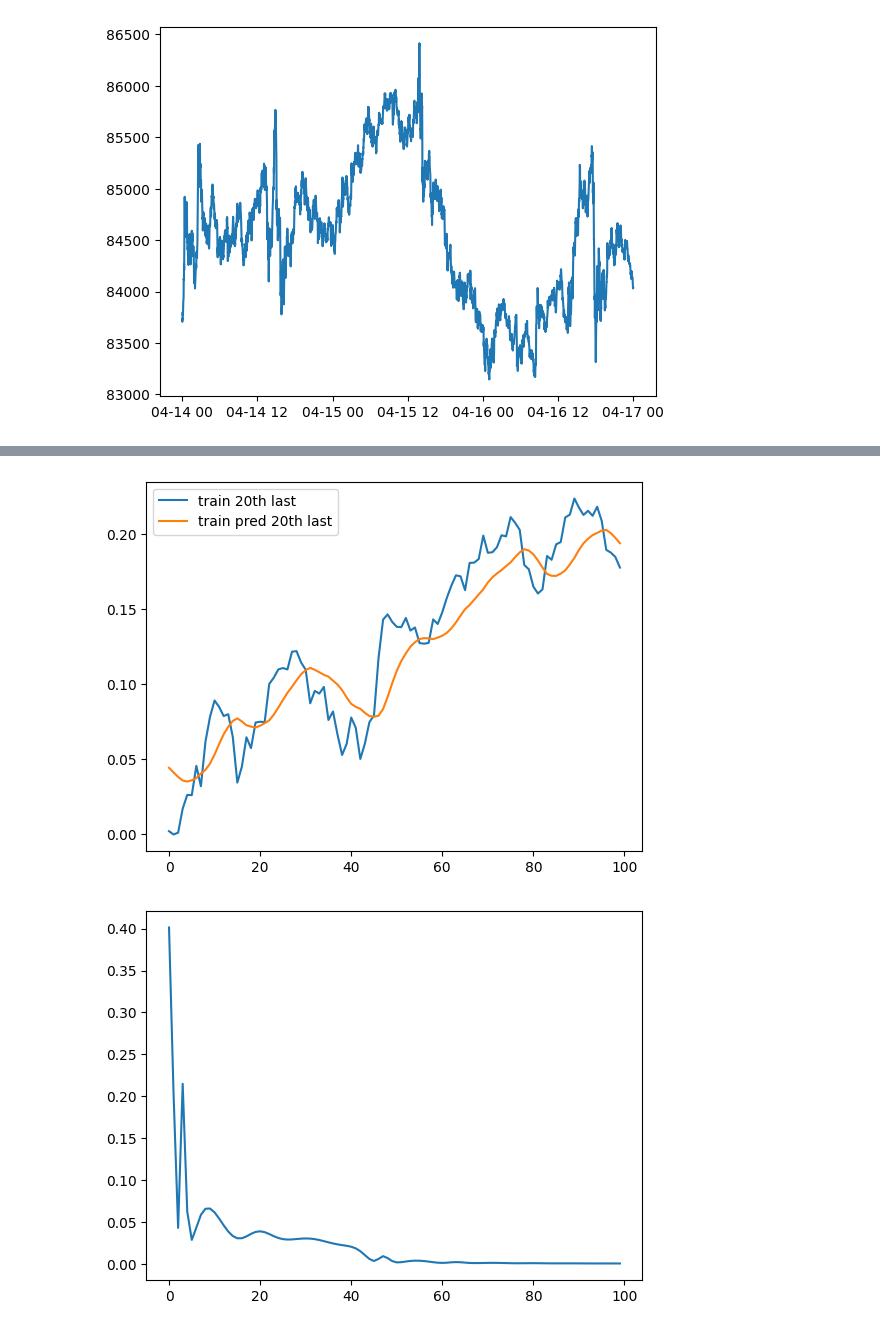
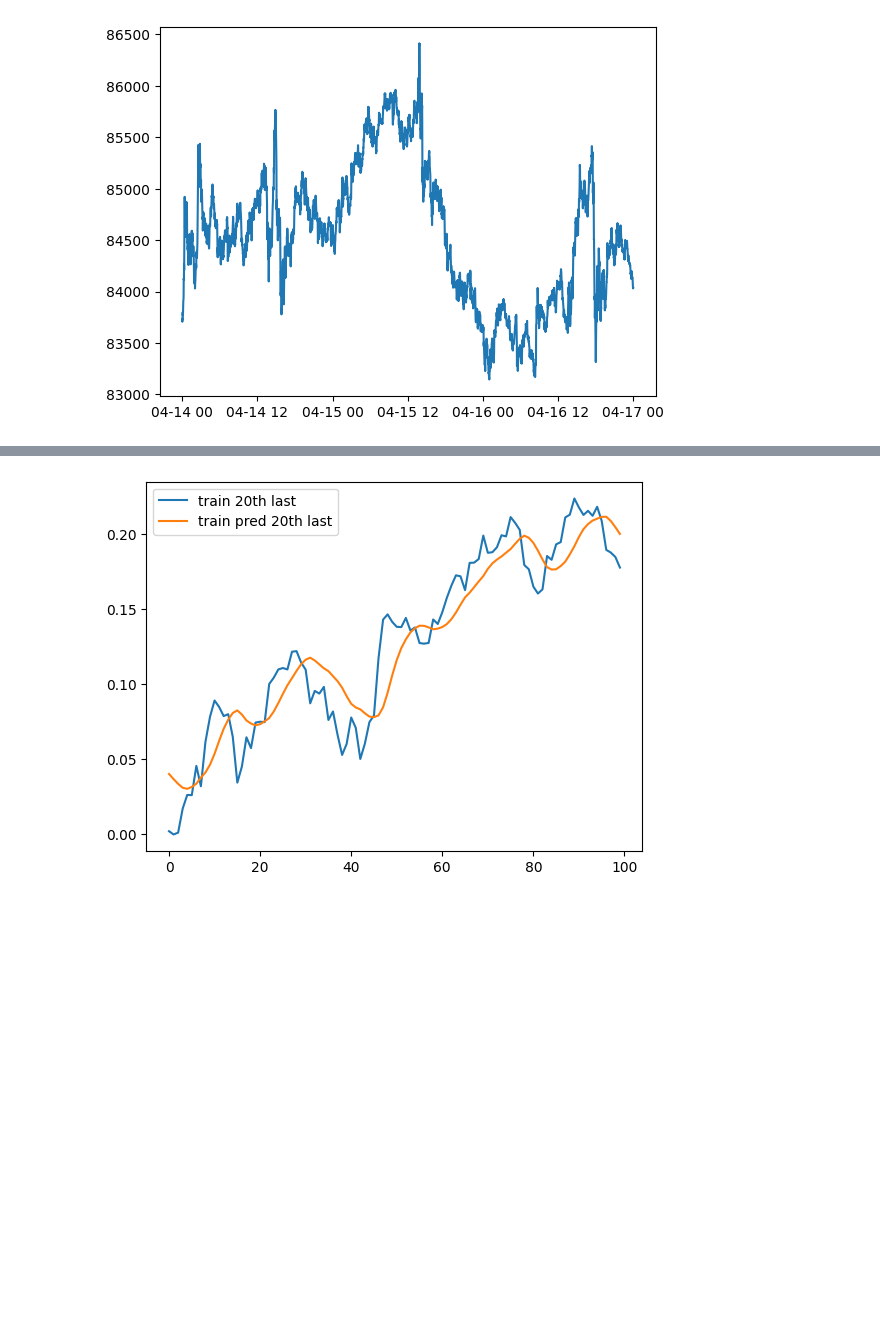
Before and after one commit to Nairlav/Finance, a Jupyter notebook: Projects/LSTM_Strategy.ipynb, the cells around one changed output, grey strips where cells are left out. Cells and saved outputs as stored; diff of their text form; code cells hidden in the pictures; blank space fills up the shorter version.

```diff
--- a/Projects/LSTM_Strategy.ipynb
+++ b/Projects/LSTM_Strategy.ipynb
@@ -165,23 +133,0 @@ lstm = []
-# %%
-start_time = time.time()
-
-for t in range(num_epochs):
-    y_train_pred = model(x_train)
-
-    mse_value = MSE(y_train_pred, y_train)
-    rmse_value = np.sqrt(mse_value.item())
-    mae_value = MAE(y_train_pred, y_train)
-
-    print(f"Epoch {t+1} / MSE: {mse_value.item():.5f} / RMSE: {rmse_value:.5f} / MAE: {mae_value.item():.5f}")
-
-    hist_mse[t] = mse_value.item()
-    hist_rmse[t] = rmse_value.item()
-    hist_mae[t] = mae_value.item()
-
-    optimiser.zero_grad()
-    mse_value.backward()
-    optimiser.step()
-
-training_time = time.time()-start_time
-
-print("Training time: {}".format(training_time))
@@ -206,17 +230,9 @@ Training time: 41.90285658836365
 # %%
 y_train = y_train.detach().cpu().numpy()
 y_train_pred = y_train_pred.detach().cpu().numpy()
 plt.plot(y_train[-lookback*5:], label=f"train {lookback}th last")
 plt.plot(y_train_pred[-lookback*5:], label=f"train pred {lookback}th last")
 plt.legend()
 plt.show()
-
-plt.plot(hist_mse)
-plt.show()
-plt.plot(hist_rmse)
-plt.show()
-plt.plot(hist_mae)
-plt.show()
 # %% [output]
-[figure, old version]
+[figure, new version]
-[figure, removed]
```
Also changed, not shown: parts of 6 cells of this notebook.
